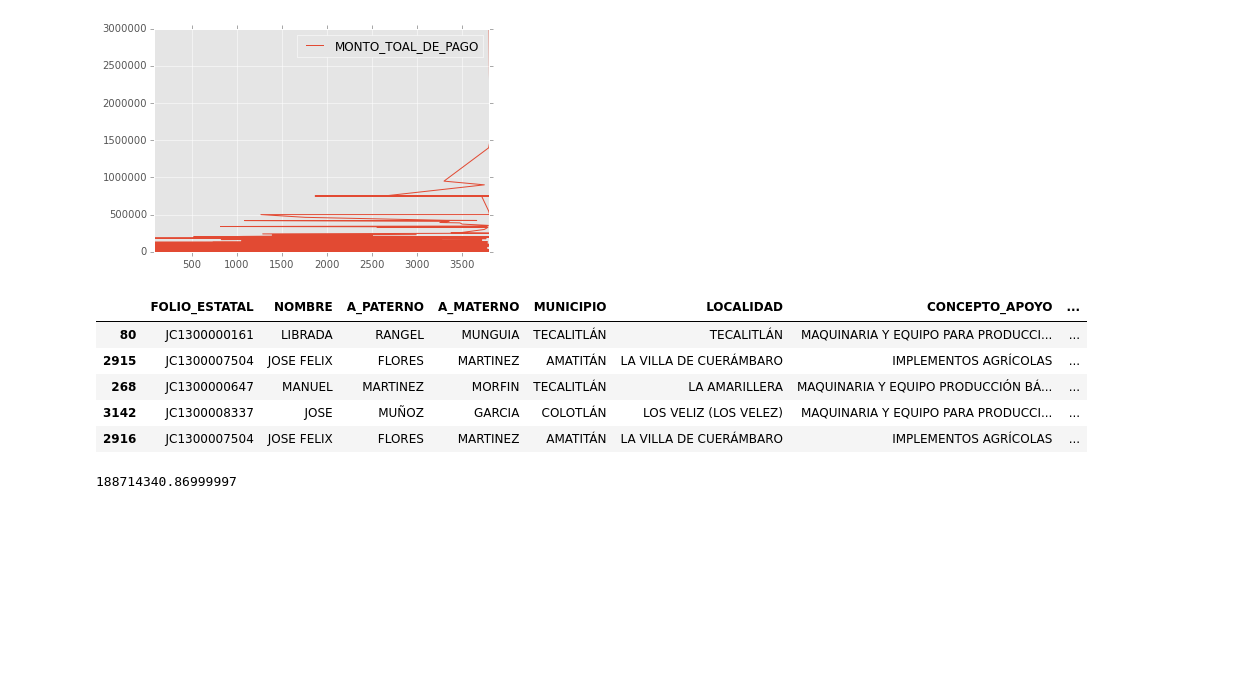
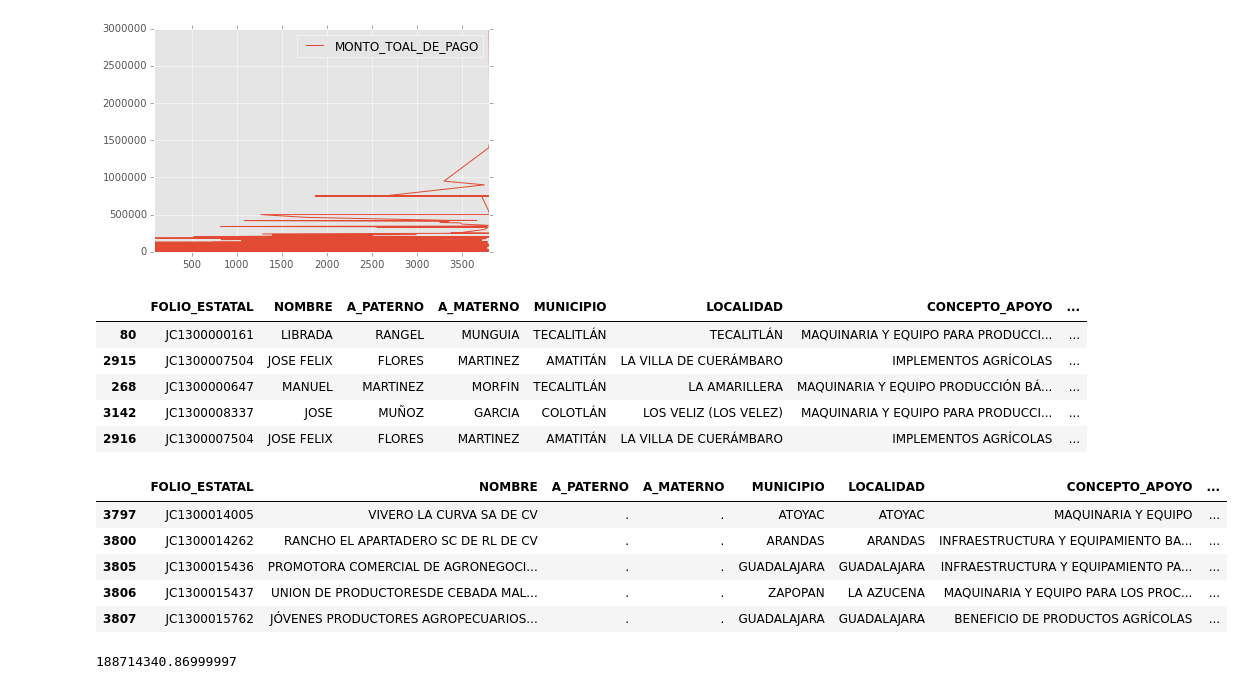
Before and after one commit to abcsds/DataExpedition, a Jupyter notebook: Concurrencia.ipynb, the cells around one changed output. Cells and saved outputs as stored; diff of their text form; code cells hidden in the pictures; blank space fills up the shorter version.

```diff
--- a/Concurrencia.ipynb
+++ b/Concurrencia.ipynb
@@ -100,6 +100,16 @@ df.head()
 | 268 | JC1300000647 | MANUEL | MARTINEZ | MORFIN | TECALITLÁN | LA AMARILLERA | MAQUINARIA Y EQUIPO PRODUCCIÓN BÁ... | ... |
 | 3142 | JC1300008337 | JOSE | MUÑOZ | GARCIA | COLOTLÁN | LOS VELIZ (LOS VELEZ) | MAQUINARIA Y EQUIPO PARA PRODUCCI... | ... |
 | 2916 | JC1300007504 | JOSE FELIX | FLORES | MARTINEZ | AMATITÁN | LA VILLA DE CUERÁMBARO | IMPLEMENTOS AGRÍCOLAS | ... |
+# %%
+df = df.sort(['MONTO_TOAL_DE_PAGO'], ascending=[0])
+df.head()
+# %% [output]
+|  | FOLIO_ESTATAL | NOMBRE | A_PATERNO | A_MATERNO | MUNICIPIO | LOCALIDAD | CONCEPTO_APOYO | ... |
+| 3797 | JC1300014005 | VIVERO LA CURVA SA DE CV | . | . | ATOYAC | ATOYAC | MAQUINARIA Y EQUIPO | ... |
+| 3800 | JC1300014262 | RANCHO EL APARTADERO SC DE RL DE CV | . | . | ARANDAS | ARANDAS | INFRAESTRUCTURA Y EQUIPAMIENTO BA... | ... |
+| 3805 | JC1300015436 | PROMOTORA COMERCIAL DE AGRONEGOCI... | . | . | GUADALAJARA | GUADALAJARA | INFRAESTRUCTURA Y EQUIPAMIENTO PA... | ... |
+| 3806 | JC1300015437 | UNION DE PRODUCTORESDE CEBADA MAL... | . | . | ZAPOPAN | LA AZUCENA | MAQUINARIA Y EQUIPO PARA LOS PROC... | ... |
+| 3807 | JC1300015762 | JÓVENES PRODUCTORES AGROPECUARIOS... | . | . | GUADALAJARA | GUADALAJARA | BENEFICIO DE PRODUCTOS AGRÍCOLAS | ... |
 # %%
 df["MONTO_TOAL_DE_PAGO"].sum()
 # %% [output]
```
